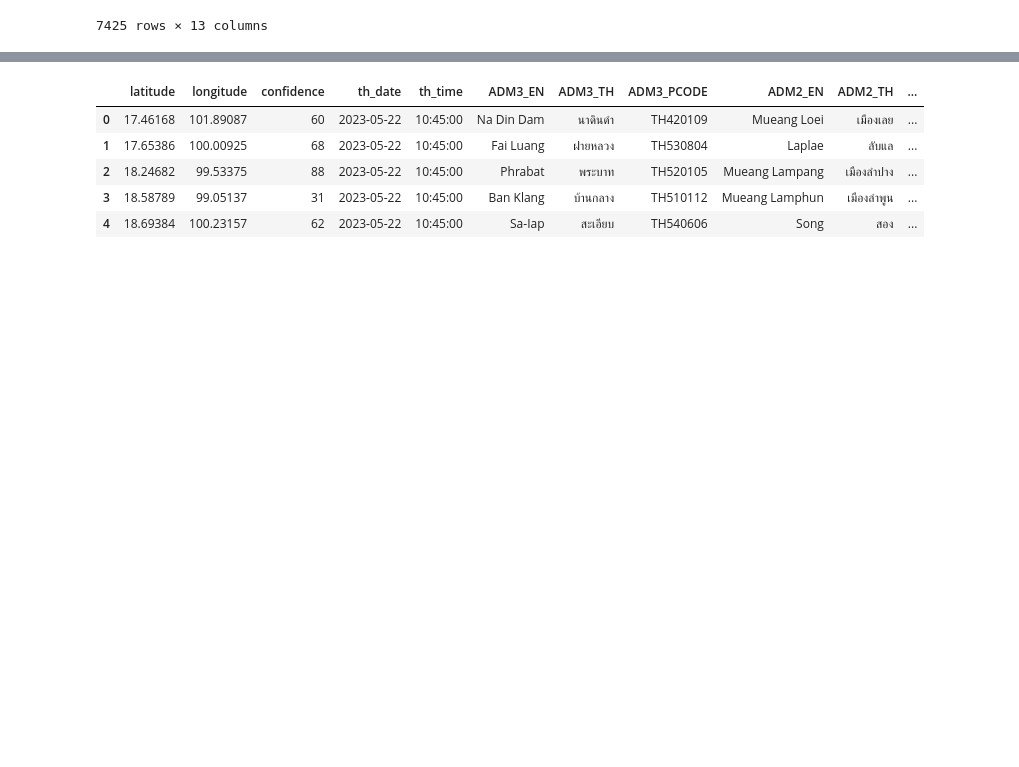
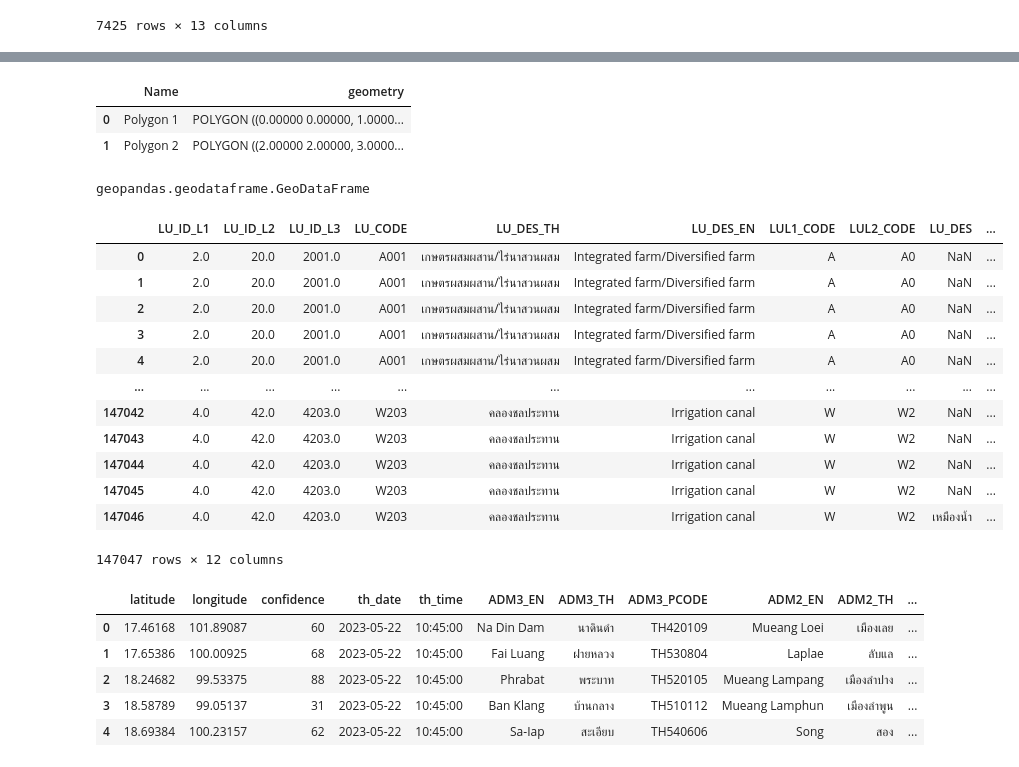
Before and after one commit to tzsoulcap/Fire-Spot-Thailand, a Jupyter notebook: mylab/Nasa_Firm.ipynb, the cells around one changed output, grey strips where cells are left out. Saved outputs shown, nothing was run; the diff lists cells and outputs as text; code cells hidden in the pictures; blank space fills up the shorter version.

```diff
--- a/mylab/Nasa_Firm.ipynb
+++ b/mylab/Nasa_Firm.ipynb
@@ -75,3 +163,37 @@ data
+# %%
+from shapely.geometry import Polygon
+
+gdf1 = gpd.GeoDataFrame({'Name': ['Polygon 1'], 'geometry': [Polygon([(0, 0), (1, 0), (1, 1), (0, 1)])]})
+gdf2 = gpd.GeoDataFrame({'Name': ['Polygon 2'], 'geometry': [Polygon([(2, 2), (3, 2), (3, 3), (2, 3)])]})
+
+# Concatenate the GeoDataFrames vertically (along the rows)
+concatenated_gdf = pd.concat([gdf1, gdf2], ignore_index=True)
+concatenated_gdf
+# %% [output]
+|  | Name | geometry |
+| 0 | Polygon 1 | POLYGON ((0.00000 0.00000, 1.0000... |
+| 1 | Polygon 2 | POLYGON ((2.00000 2.00000, 3.0000... |
+# %%
+type(concatenated_gdf)
+# %% [output]
+geopandas.geodataframe.GeoDataFrame
+# %%
+r = gpd.read_file(r'E:\_CoopProject\landuse_extract\เชียงใหม่\การใช้ที่ดิน')
+r
+# %% [output]
+|  | LU_ID_L1 | LU_ID_L2 | LU_ID_L3 | LU_CODE | LU_DES_TH | LU_DES_EN | LUL1_CODE | LUL2_CODE | LU_DES | ... |
+| 0 | 2.0 | 20.0 | 2001.0 | A001 | เกษตรผสมผสาน/ไร่นาสวนผสม | Integrated farm/Diversified farm | A | A0 | NaN | ... |
+| 1 | 2.0 | 20.0 | 2001.0 | A001 | เกษตรผสมผสาน/ไร่นาสวนผสม | Integrated farm/Diversified farm | A | A0 | NaN | ... |
+| 2 | 2.0 | 20.0 | 2001.0 | A001 | เกษตรผสมผสาน/ไร่นาสวนผสม | Integrated farm/Diversified farm | A | A0 | NaN | ... |
+| 3 | 2.0 | 20.0 | 2001.0 | A001 | เกษตรผสมผสาน/ไร่นาสวนผสม | Integrated farm/Diversified farm | A | A0 | NaN | ... |
+| 4 | 2.0 | 20.0 | 2001.0 | A001 | เกษตรผสมผสาน/ไร่นาสวนผสม | Integrated farm/Diversified farm | A | A0 | NaN | ... |
+| ... | ... | ... | ... | ... | ... | ... | ... | ... | ... | ... |
+| 147042 | 4.0 | 42.0 | 4203.0 | W203 | คลองชลประทาน | Irrigation canal | W | W2 | NaN | ... |
+| 147043 | 4.0 | 42.0 | 4203.0 | W203 | คลองชลประทาน | Irrigation canal | W | W2 | NaN | ... |
+| 147044 | 4.0 | 42.0 | 4203.0 | W203 | คลองชลประทาน | Irrigation canal | W | W2 | NaN | ... |
+| 147045 | 4.0 | 42.0 | 4203.0 | W203 | คลองชลประทาน | Irrigation canal | W | W2 | NaN | ... |
+| 147046 | 4.0 | 42.0 | 4203.0 | W203 | คลองชลประทาน | Irrigation canal | W | W2 | เหมืองน้ำ | ... |
+147047 rows × 12 columns
 # %%
 new_data = gpd.overlay(data, gdf_thailand, how='intersection')
 new_data.head()
```
Also changed, not shown: parts of 13 cells of this notebook.
